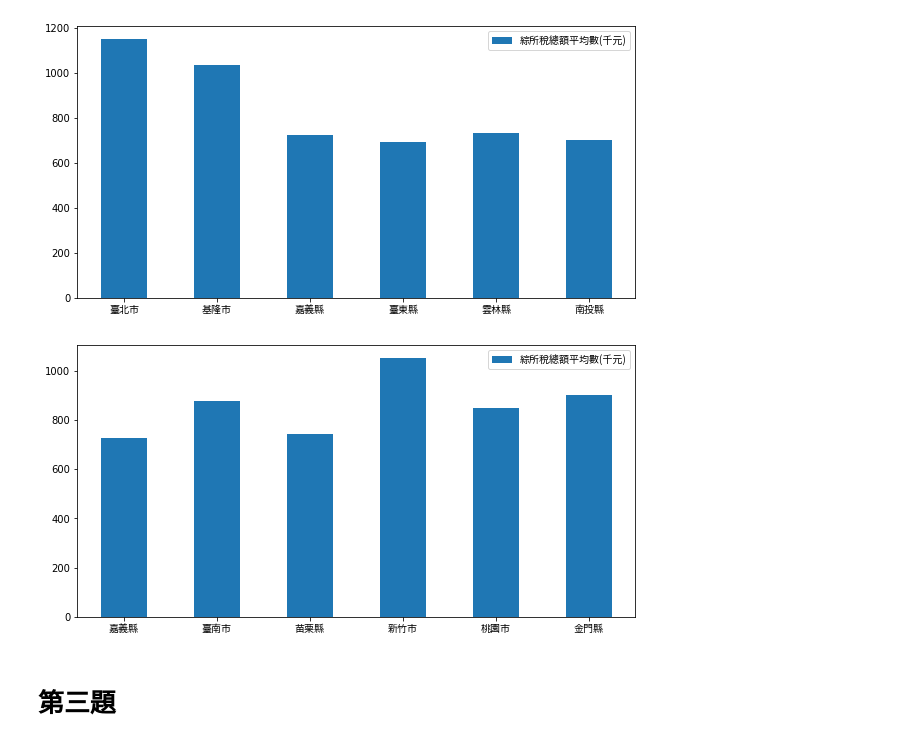
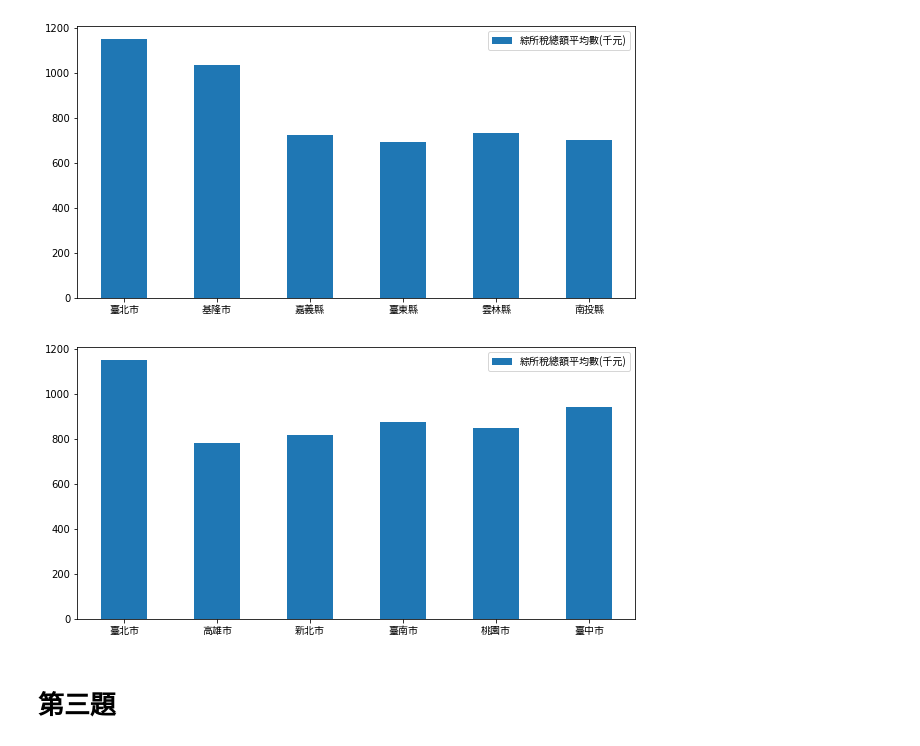
Before and after one commit to yee23456/AI_problem_analysis, a Jupyter notebook: 作業二_沈睿朋.ipynb, the cells around one changed output. Cells and saved outputs as stored; diff of their text form; code cells hidden in the pictures.

```diff
--- a/作業二_沈睿朋.ipynb
+++ b/作業二_沈睿朋.ipynb
@@ -165,8 +175,8 @@ first_6(city_OLP,['綜所稅總額平均數(千元)'])
 # %%
 # X軸 六都高齡獨居化高到低
 # Y軸 綜所稅總額平均數(千元)
-city_6(city_OLP,'綜所稅總額平均數(千元)',[2,12,13,15,17,-2])
+city_6(city_OLP,'綜所稅總額平均數(千元)',[0,8,11,12,17,19])
 # %% [output]
-[figure, old version]
+[figure, new version]
 # %% [markdown]
 # 第三題
```
Also changed, not shown: parts of 5 cells of this notebook.
